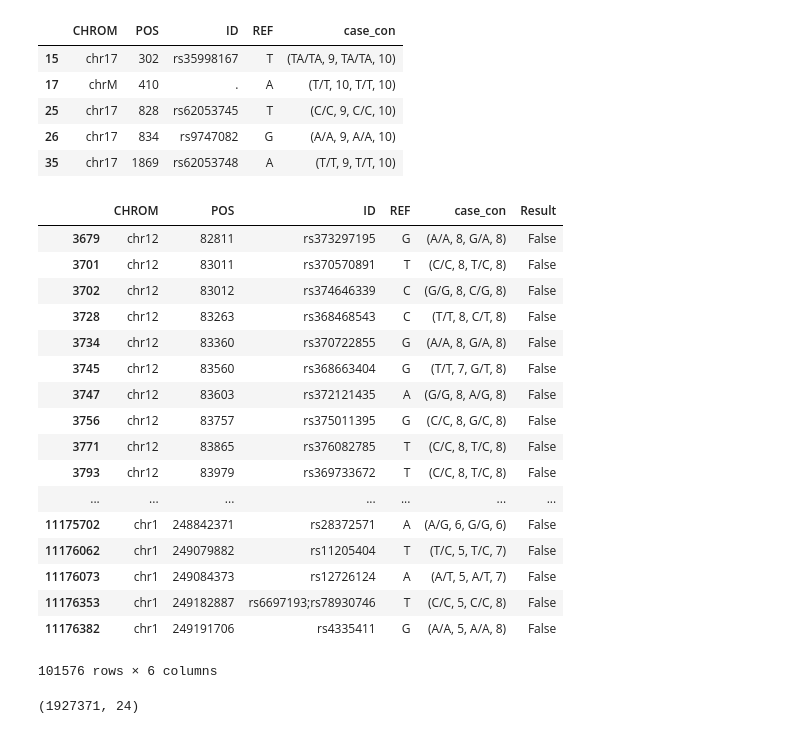
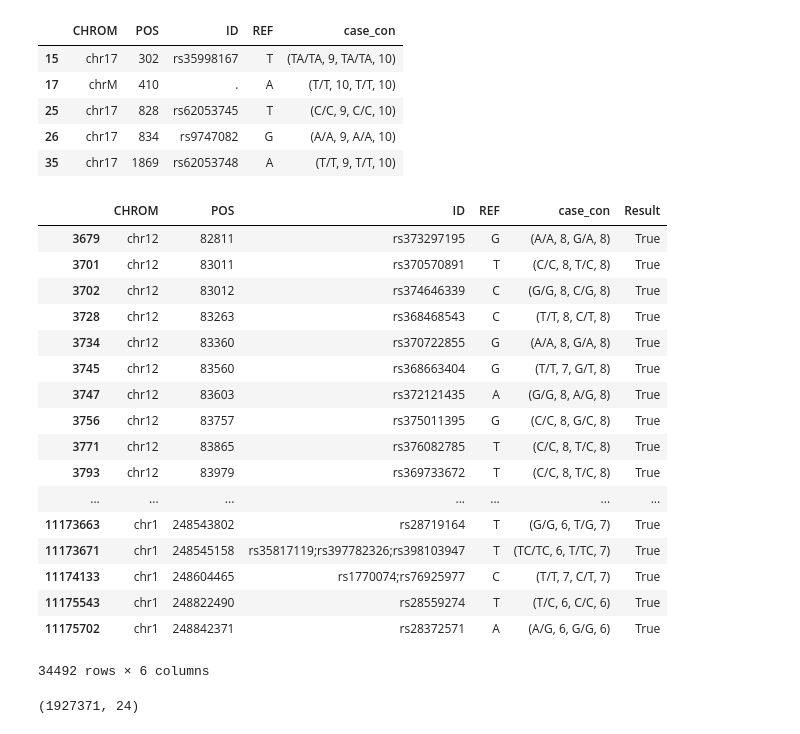
Before and after one commit to krishdb38/Bio_python, a Jupyter notebook: case_control.ipynb, the cells around one changed output. Cells and saved outputs as stored; diff of their text form; code cells hidden in the pictures.

```diff
--- a/case_control.ipynb
+++ b/case_control.ipynb
@@ -198,28 +198,28 @@ df1.head()
 l=("TA/TA", 9, "TA/TA", 10)
 # %%
 l[0]==l[2]
-df1["Result"] = df1["case_con"].apply(lambda x : True if((x[0]==x[2])&(x[1]>5)&(x[3]>5)) else False)
+df1["Result"] = df1["case_con"].apply(lambda x : True if((x[0]!=x[2])&(x[1]>5)&(x[3]>5)) else False)
 # %%
-df1[df1["Result"]==False]
+df1[df1["Result"]==True]
 # %% [output]
 |  | CHROM | POS | ID | REF | case_con | Result |
-| 3679 | chr12 | 82811 | rs373297195 | G | (A/A, 8, G/A, 8) | False |
-| 3701 | chr12 | 83011 | rs370570891 | T | (C/C, 8, T/C, 8) | False |
-| 3702 | chr12 | 83012 | rs374646339 | C | (G/G, 8, C/G, 8) | False |
-| 3728 | chr12 | 83263 | rs368468543 | C | (T/T, 8, C/T, 8) | False |
-| 3734 | chr12 | 83360 | rs370722855 | G | (A/A, 8, G/A, 8) | False |
-| 3745 | chr12 | 83560 | rs368663404 | G | (T/T, 7, G/T, 8) | False |
-| 3747 | chr12 | 83603 | rs372121435 | A | (G/G, 8, A/G, 8) | False |
-| 3756 | chr12 | 83757 | rs375011395 | G | (C/C, 8, G/C, 8) | False |
-| 3771 | chr12 | 83865 | rs376082785 | T | (C/C, 8, T/C, 8) | False |
-| 3793 | chr12 | 83979 | rs369733672 | T | (C/C, 8, T/C, 8) | False |
+| 3679 | chr12 | 82811 | rs373297195 | G | (A/A, 8, G/A, 8) | True |
+| 3701 | chr12 | 83011 | rs370570891 | T | (C/C, 8, T/C, 8) | True |
+| 3702 | chr12 | 83012 | rs374646339 | C | (G/G, 8, C/G, 8) | True |
+| 3728 | chr12 | 83263 | rs368468543 | C | (T/T, 8, C/T, 8) | True |
+| 3734 | chr12 | 83360 | rs370722855 | G | (A/A, 8, G/A, 8) | True |
+| 3745 | chr12 | 83560 | rs368663404 | G | (T/T, 7, G/T, 8) | True |
+| 3747 | chr12 | 83603 | rs372121435 | A | (G/G, 8, A/G, 8) | True |
+| 3756 | chr12 | 83757 | rs375011395 | G | (C/C, 8, G/C, 8) | True |
+| 3771 | chr12 | 83865 | rs376082785 | T | (C/C, 8, T/C, 8) | True |
+| 3793 | chr12 | 83979 | rs369733672 | T | (C/C, 8, T/C, 8) | True |
 | ... | ... | ... | ... | ... | ... | ... |
-| 11175702 | chr1 | 248842371 | rs28372571 | A | (A/G, 6, G/G, 6) | False |
-| 11176062 | chr1 | 249079882 | rs11205404 | T | (T/C, 5, T/C, 7) | False |
-| 11176073 | chr1 | 249084373 | rs12726124 | A | (A/T, 5, A/T, 7) | False |
-| 11176353 | chr1 | 249182887 | rs6697193;rs78930746 | T | (C/C, 5, C/C, 8) | False |
-| 11176382 | chr1 | 249191706 | rs4335411 | G | (A/A, 5, A/A, 8) | False |
+| 11173663 | chr1 | 248543802 | rs28719164 | T | (G/G, 6, T/G, 7) | True |
+| 11173671 | chr1 | 248545158 | rs35817119;rs397782326;rs398103947 | T | (TC/TC, 6, T/TC, 7) | True |
+| 11174133 | chr1 | 248604465 | rs1770074;rs76925977 | C | (T/T, 7, C/T, 7) | True |
+| 11175543 | chr1 | 248822490 | rs28559274 | T | (T/C, 6, C/C, 6) | True |
+| 11175702 | chr1 | 248842371 | rs28372571 | A | (A/G, 6, G/G, 6) | True |
-101576 rows × 6 columns
+34492 rows × 6 columns
 # %%
 #list(test["case_max"])[0][0][0] == list(test["control_max"])[0][0][0]
 #df1.case_max[0][0][1]
```
